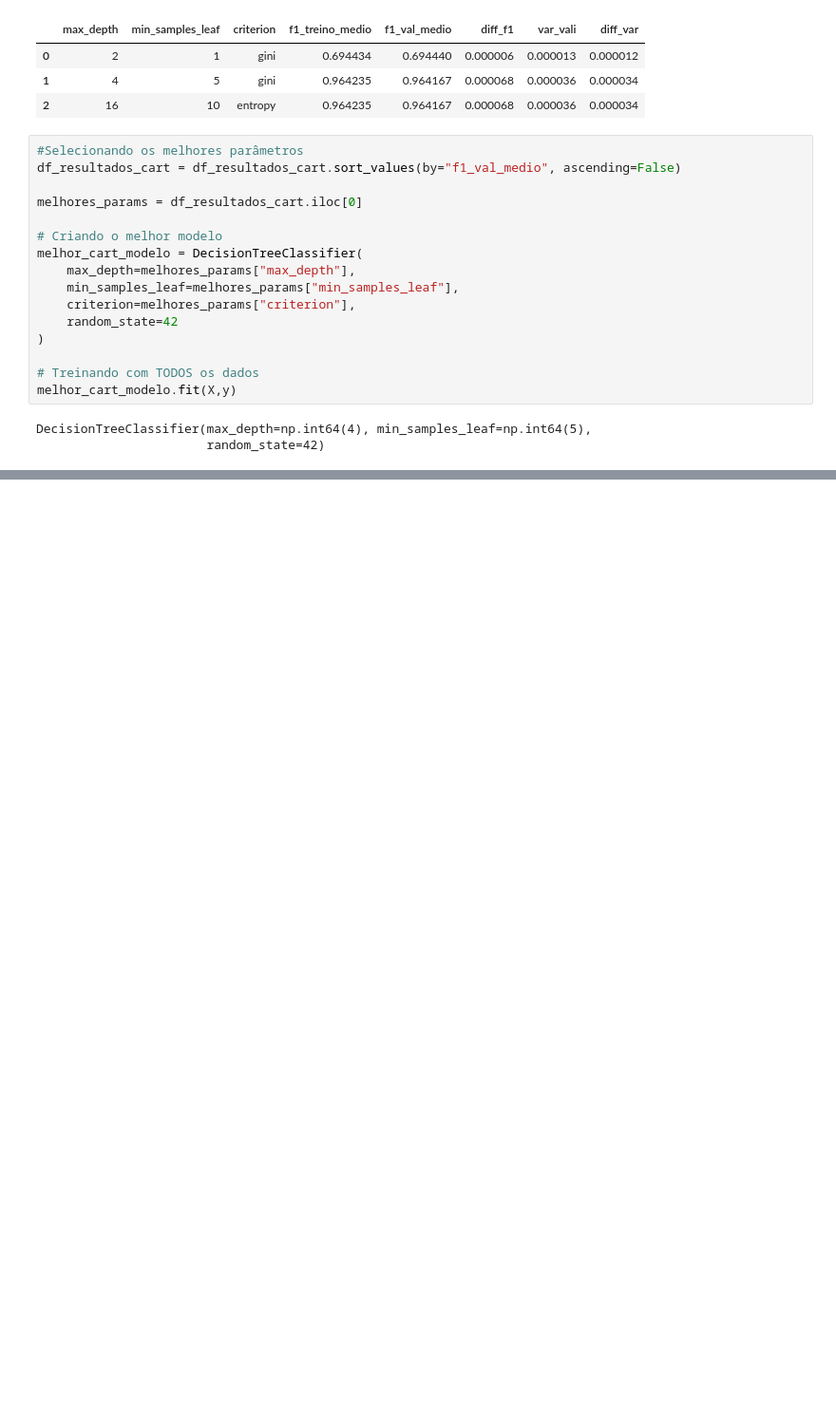
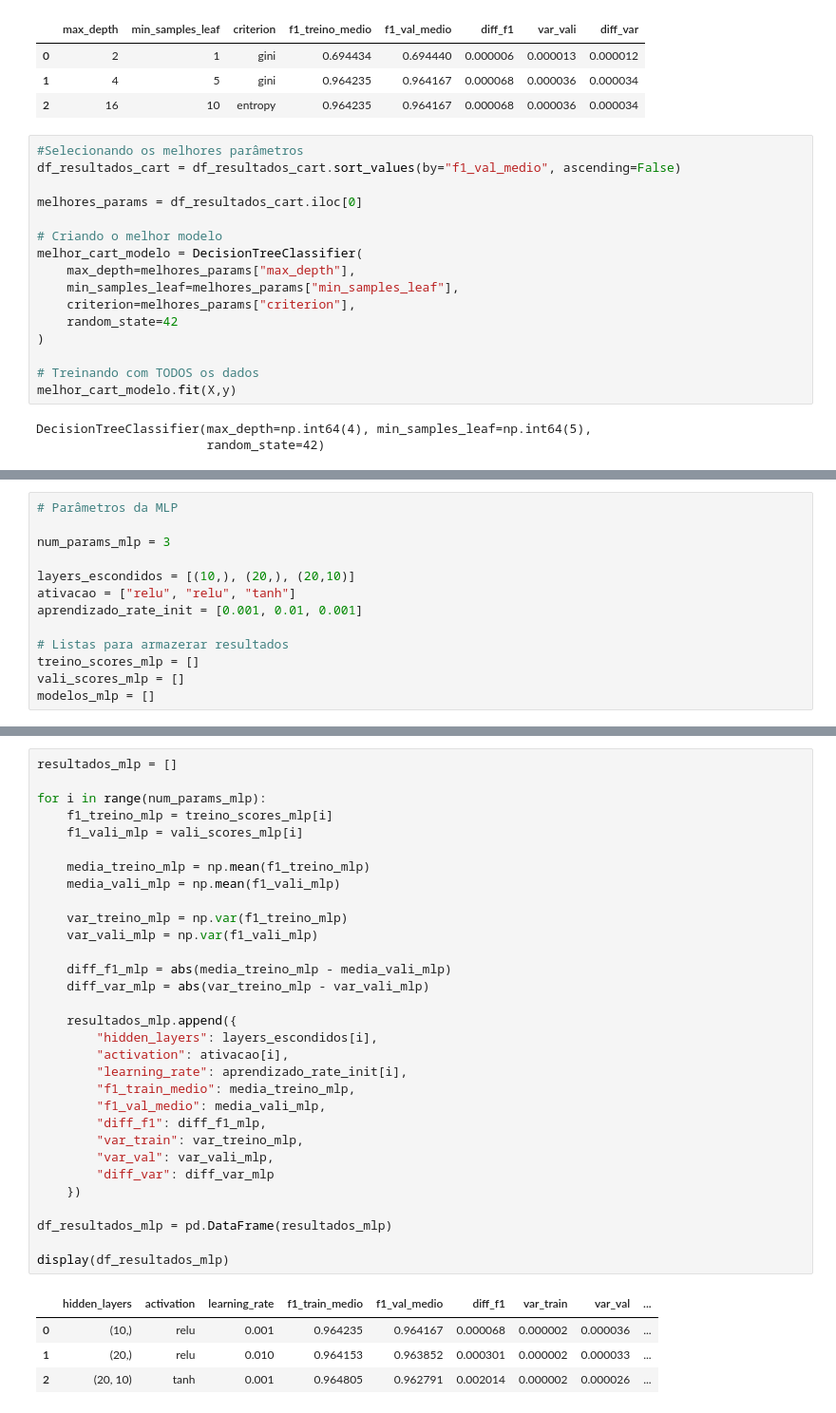
Before and after one commit to MatheusLoureiro2003/Classificao-Sistemas-Inteligentes, a Jupyter notebook: data_creation/teste.ipynb, the cells around one changed output, grey strips where cells are left out. Shown at 95% size. Cells and saved outputs as stored; diff of their text form; blank space fills up the shorter version.

```diff
--- a/data_creation/teste.ipynb
+++ b/data_creation/teste.ipynb
@@ -261,0 +269,13 @@ DecisionTreeClassifier(max_depth=np.int64(4), min_samples_leaf=np.int64(5),
+# %%
+# Parâmetros da MLP
+
+num_params_mlp = 3
+
+layers_escondidos = [(10,), (20,), (20,10)]
+ativacao = ["relu", "relu", "tanh"]
+aprendizado_rate_init = [0.001, 0.01, 0.001]
+
+# Listas para armazerar resultados
+treino_scores_mlp = []
+vali_scores_mlp = []
+modelos_mlp = []
@@ -261,0 +328,36 @@ DecisionTreeClassifier(max_depth=np.int64(4), min_samples_leaf=np.int64(5),
+# %%
+resultados_mlp = []
+
+for i in range(num_params_mlp):
+    f1_treino_mlp = treino_scores_mlp[i]
+    f1_vali_mlp = vali_scores_mlp[i]
+
+    media_treino_mlp = np.mean(f1_treino_mlp)
+    media_vali_mlp = np.mean(f1_vali_mlp)
+
+    var_treino_mlp = np.var(f1_treino_mlp)
+    var_vali_mlp = np.var(f1_vali_mlp)
+
+    diff_f1_mlp = abs(media_treino_mlp - media_vali_mlp)
+    diff_var_mlp = abs(var_treino_mlp - var_vali_mlp)
+
+    resultados_mlp.append({
+        "hidden_layers": layers_escondidos[i],
+        "activation": ativacao[i],
+        "learning_rate": aprendizado_rate_init[i],
+        "f1_train_medio": media_treino_mlp,
+        "f1_val_medio": media_vali_mlp,
+        "diff_f1": diff_f1_mlp,
+        "var_train": var_treino_mlp,
+        "var_val": var_vali_mlp,
+        "diff_var": diff_var_mlp
+    })
+
+df_resultados_mlp = pd.DataFrame(resultados_mlp)
+
+display(df_resultados_mlp)
+# %% [output]
+|  | hidden_layers | activation | learning_rate | f1_train_medio | f1_val_medio | diff_f1 | var_train | var_val | ... |
+| 0 | (10,) | relu | 0.001 | 0.964235 | 0.964167 | 0.000068 | 0.000002 | 0.000036 | ... |
+| 1 | (20,) | relu | 0.010 | 0.964153 | 0.963852 | 0.000301 | 0.000002 | 0.000033 | ... |
+| 2 | (20, 10) | tanh | 0.001 | 0.964805 | 0.962791 | 0.002014 | 0.000002 | 0.000026 | ... |
```
Also changed, not shown: parts of 3 cells of this notebook.
